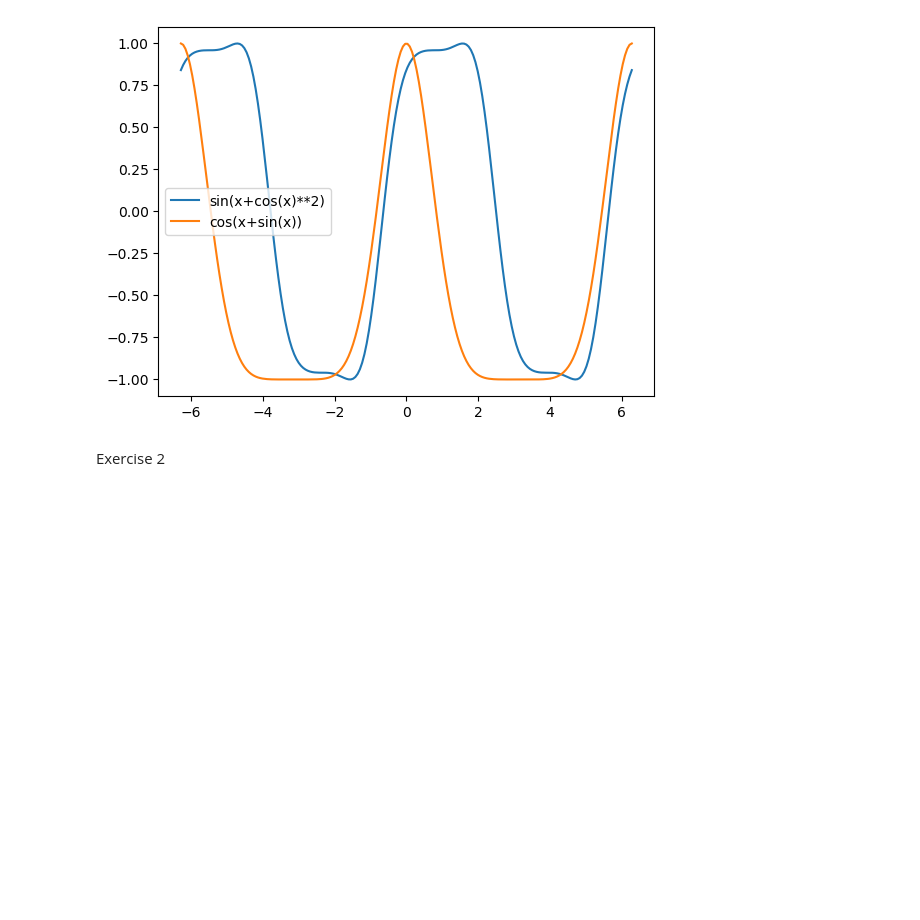
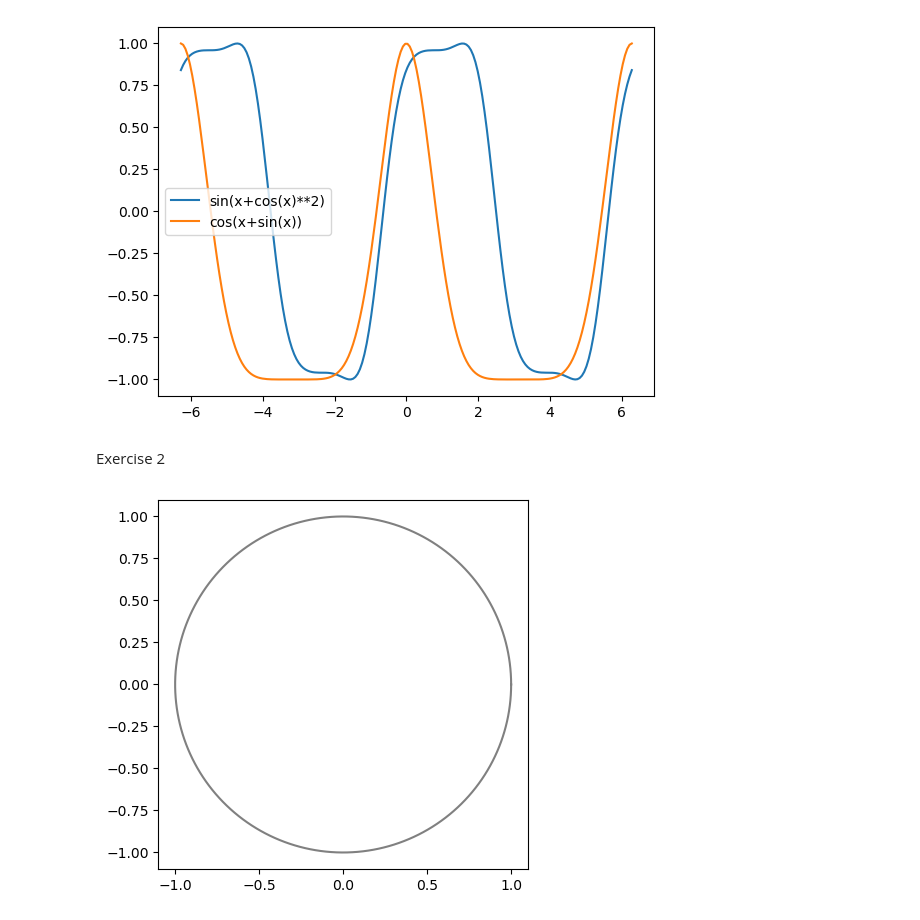
Before and after one commit to Afiq139/Python-Project, a Jupyter notebook: Python_Mathematics/Master_Math_By_Coding_In_Python/09_Trigonometry/009_Graphing_&_Resolution_Exercise.ipynb, the cells around one changed output. Saved outputs shown, nothing was run; the diff lists cells and outputs as text; code cells hidden in the pictures; blank space fills up the shorter version.

```diff
--- a/Python_Mathematics/Master_Math_By_Coding_In_Python/09_Trigonometry/009_Graphing_&_Resolution_Exercise.ipynb
+++ b/Python_Mathematics/Master_Math_By_Coding_In_Python/09_Trigonometry/009_Graphing_&_Resolution_Exercise.ipynb
@@ -18,3 +18,14 @@ plt.show()
 [figure]
 # %% [markdown]
 Exercise 2
+# %%
+theta = np.pi*7/6
+
+#plot the unit circle
+x = np.linspace(0,2*np.pi,200)
+plt.plot(np.cos(x),np.sin(x),color='gray')
+
+plt.gca().set_aspect('equal')
+plt.show()
+# %% [output]
+[figure, added]
```
